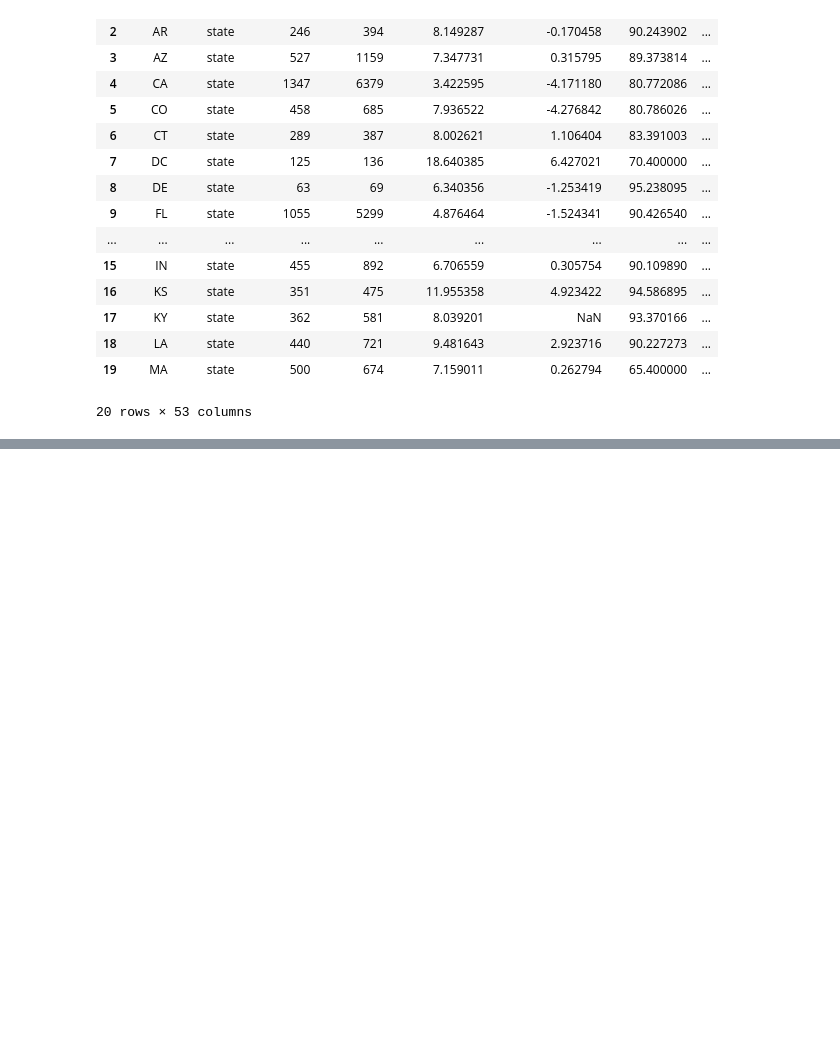
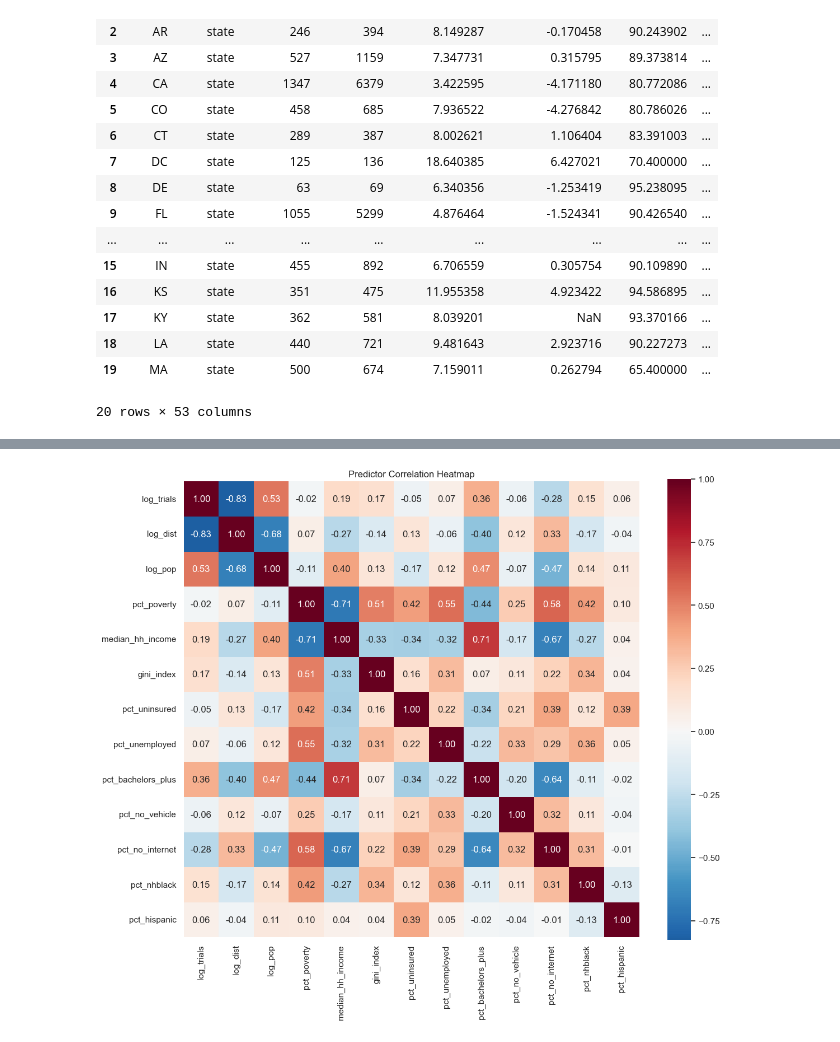
Before and after one commit to shifosss/JSC370-Midterm-Proj, a Jupyter notebook: option-c-trial-access/product/option-c.ipynb, the cells around one changed output, grey strips where cells are left out. Drawn from its saved outputs; the diff is of its cells as text; code cells hidden in the pictures; blank space fills up the shorter version.

```diff
--- a/option-c-trial-access/product/option-c.ipynb
+++ b/option-c-trial-access/product/option-c.ipynb
@@ -2331,0 +2334,20 @@ dtype: int64
+# %%
+# Target variable
+target = "places_diabetes"
+
+# Log-transform skewed variables per modeling plan
+county_df["log_trials"] = np.log1p(county_df["trials_per_100k"])
+county_df["log_dist"]   = np.log1p(county_df["dist_nearest_trial_km"])
+county_df["log_pop"]    = np.log(county_df["pop_total"])
+
+# Predictor groups (per Section 4 and 5 of modeling plan)
+access_vars = ["log_trials", "log_dist"]
+ses_vars = [
+    "log_pop", "pct_poverty", "median_hh_income", "gini_index",
+    "pct_uninsured", "pct_unemployed", "pct_bachelors_plus",
+    "pct_no_vehicle", "pct_no_internet", "pct_nhblack", "pct_hispanic"
+]
+all_predictors = access_vars + ses_vars
+
+print(f"Access predictors ({len(access_vars)}): {access_vars}")
+print(f"SES predictors    ({len(ses_vars)}): {ses_vars}")
@@ -2331,0 +2357,12 @@ dtype: int64
+# %%
+# Missingness summary for selected columns
+cols = [target] + all_predictors
+miss_n   = county_df[cols].isnull().sum()
+miss_pct = (miss_n / len(county_df) * 100).round(2)
+miss_table = pd.DataFrame({"missing_n": miss_n, "missing_pct": miss_pct})
+print("Missingness in selected columns:")
+print(miss_table[miss_table["missing_n"] > 0])
+
+# Complete-case analysis
+df_model = county_df[cols].dropna().copy()
+print(f"Complete cases: {len(df_model)} / {len(county_df)} ({100*len(df_model)/len(county_df):.1f}%)")
@@ -2331,0 +2386,10 @@ dtype: int64
+# %%
+# Predictor correlation heatmap to check for multicollinearity
+corr = df_model[all_predictors].corr()
+fig, ax = plt.subplots(figsize=(12, 10))
+sns.heatmap(corr, annot=True, fmt=".2f", cmap="RdBu_r", center=0, square=True, ax=ax)
+ax.set_title("Predictor Correlation Heatmap")
+plt.tight_layout()
+plt.show()
+# %% [output]
+[figure, added]
```
Also changed, not shown: parts of 26 cells of this notebook, 22 other files.
